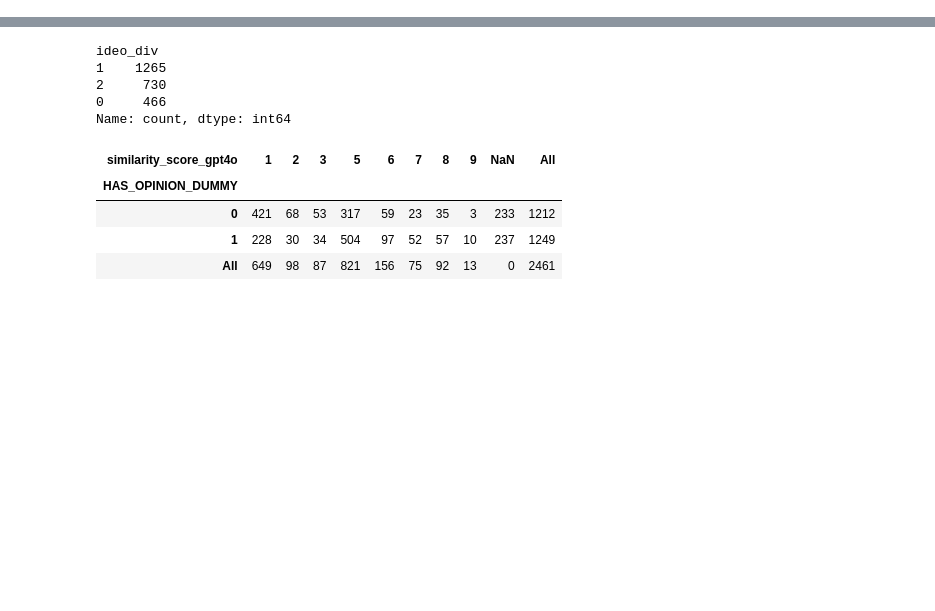
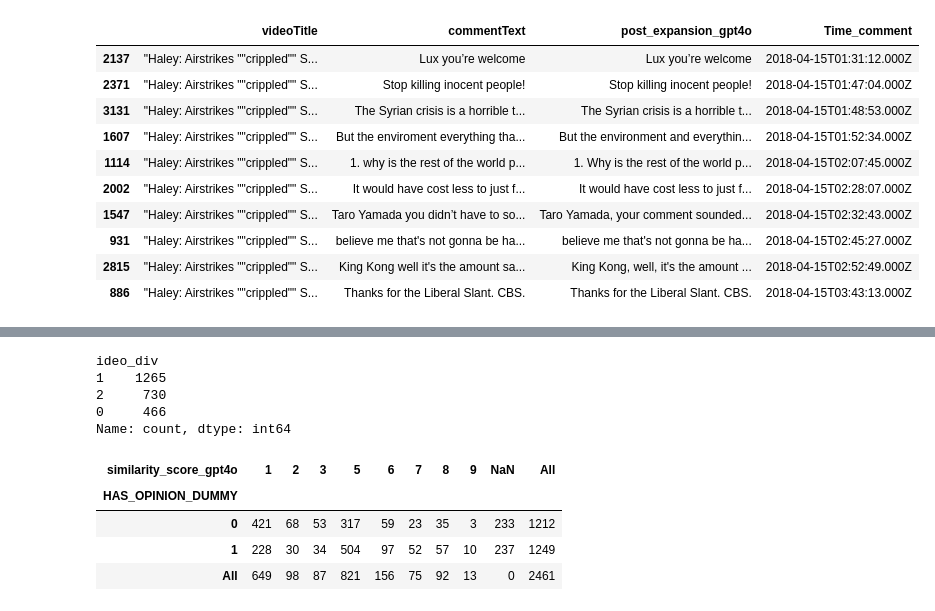
Before and after one commit to cl-trier/TWON-Exploration, a Jupyter notebook: 41--Prompt-diversity-evaluation.ipynb, the cells around one changed output, grey strips where cells are left out. Saved outputs shown, nothing was run; the diff lists cells and outputs as text; code cells hidden in the pictures; blank space fills up the shorter version.

```diff
--- a/41--Prompt-diversity-evaluation.ipynb
+++ b/41--Prompt-diversity-evaluation.ipynb
@@ -26,0 +81,14 @@ YTdebatethreads = pd.read_parquet(f'{CFG.report_dir}/pubsphere_YT_debate_threads
+# %%
+YT_claim_embeds.loc[(YT_claim_embeds['videoTitle'] == '"Haley: Airstrikes ""crippled"" Syria’s chemical weapons program  "'), ['videoTitle',"commentText", "post_expansion_gpt4o", 'Time_comment']].sort_values(by='Time_comment', ascending=True).head(10)
+# %% [output]
+|  | videoTitle | commentText | post_expansion_gpt4o | Time_comment |
+| 2137 | "Haley: Airstrikes ""crippled"" S... | Lux you’re welcome | Lux you’re welcome | 2018-04-15T01:31:12.000Z |
+| 2371 | "Haley: Airstrikes ""crippled"" S... | Stop killing inocent people! | Stop killing inocent people! | 2018-04-15T01:47:04.000Z |
+| 3131 | "Haley: Airstrikes ""crippled"" S... | The Syrian crisis is a horrible t... | The Syrian crisis is a horrible t... | 2018-04-15T01:48:53.000Z |
+| 1607 | "Haley: Airstrikes ""crippled"" S... | But the enviroment everything tha... | But the environment and everythin... | 2018-04-15T01:52:34.000Z |
+| 1114 | "Haley: Airstrikes ""crippled"" S... | 1. why is the rest of the world p... | 1. Why is the rest of the world p... | 2018-04-15T02:07:45.000Z |
+| 2002 | "Haley: Airstrikes ""crippled"" S... | It would have cost less to just f... | It would have cost less to just f... | 2018-04-15T02:28:07.000Z |
+| 1547 | "Haley: Airstrikes ""crippled"" S... | Taro Yamada you didn’t have to so... | Taro Yamada, your comment sounded... | 2018-04-15T02:32:43.000Z |
+| 931 | "Haley: Airstrikes ""crippled"" S... | believe me that's not gonna be ha... | believe me that's not gonna be ha... | 2018-04-15T02:45:27.000Z |
+| 2815 | "Haley: Airstrikes ""crippled"" S... | King Kong well it's the amount sa... | King Kong, well, it's the amount ... | 2018-04-15T02:52:49.000Z |
+| 886 | "Haley: Airstrikes ""crippled"" S... | Thanks for the Liberal Slant. CBS. | Thanks for the Liberal Slant. CBS. | 2018-04-15T03:43:13.000Z |
```
Also changed, not shown: parts of 14 cells of this notebook, 7 other files.
